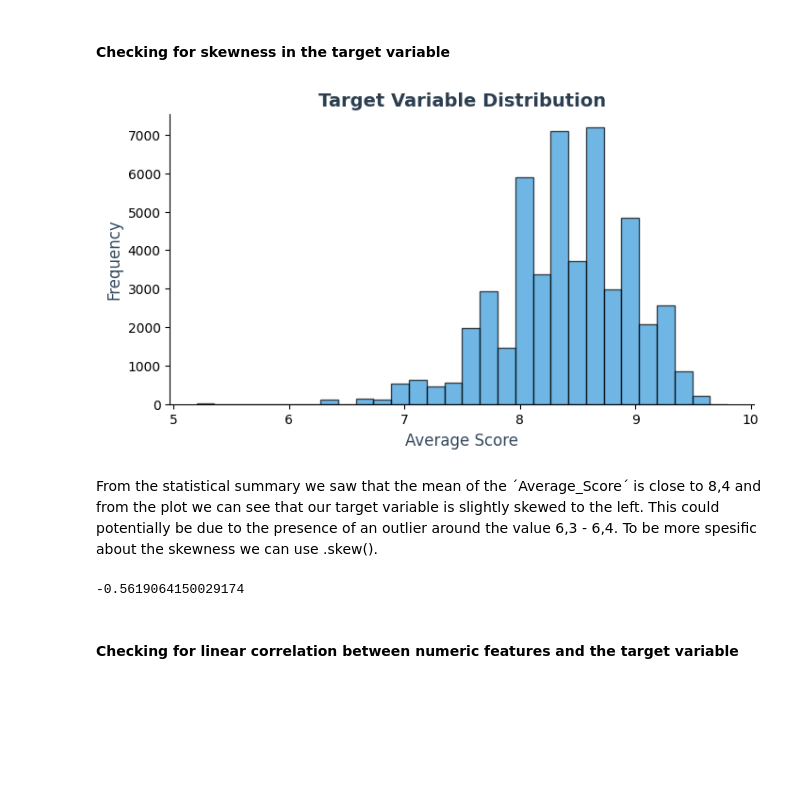
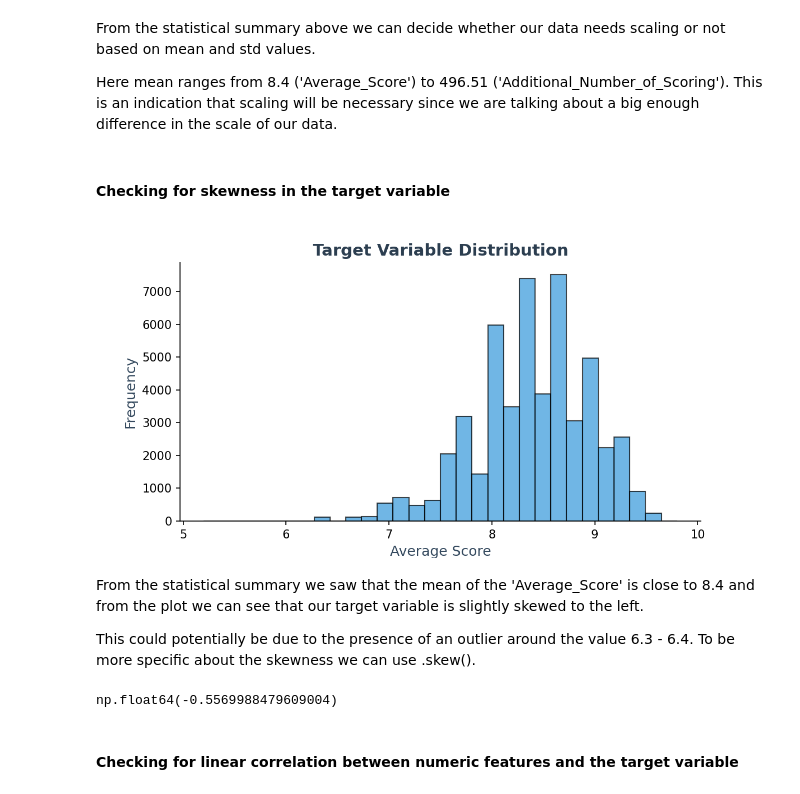
Before and after one commit to i-demetriou/dsc511-group-project, a Jupyter notebook: dsc511.project.mtsilidou.anikodimou.idemetriou.ipynb, the cells around one changed output. Cells and saved outputs as stored; diff of their text form; code cells hidden in the pictures; blank space fills up the shorter version.

```diff
--- a/dsc511.project.mtsilidou.anikodimou.idemetriou.ipynb
+++ b/dsc511.project.mtsilidou.anikodimou.idemetriou.ipynb
@@ -165,0 +301,15 @@ dtype: bool
+# %%
+byReviewer = cleaned\
+    .groupBy('Reviewer_Nationality')
+
+print(f'There are reviewers with {byReviewer.count().count()} different nationalities')
+# TODO: According to wikipedia, there are 193 countries. Are there duplicates?
+
+byReviewer\
+    .count()\
+    .sort('count', ascending=False)\
+    .show(n=10, truncate=False)
+
+nationality_indexer = StringIndexer(inputCol='Reviewer_Nationality', outputCol='Reviewer_Nationality_Encoded')
+cleaned = nationality_indexer.fit(cleaned).transform(cleaned)
+cleaned.select('Reviewer_Nationality', 'Reviewer_Nationality_Encoded').show(5)
@@ -165,0 +342,16 @@ dtype: bool
+# %%
+byHotel = cleaned\
+    .groupBy('Hotel_Name')
+
+print(f'There are reviews for {byHotel.count().count()} different hotels')
+# TODO: Check if there are duplicates with similar name
+
+byHotel\
+    .count()\
+    .sort('count', ascending=False)\
+    .show(n=10, truncate=False)
+
+hotel_indexer = StringIndexer(inputCol='Hotel_Name', outputCol='Hotel_Name_Encoded')
+
+cleaned = hotel_indexer.fit(cleaned).transform(cleaned)
+cleaned.select('Hotel_Name', 'Hotel_Name_Encoded').show(5)
@@ -165,0 +386,12 @@ dtype: bool
+# %%
+# Taking a smaller chunk to make exploration more computational efficient
+
+sample = cleaned.sample(fraction=0.1, withReplacement=False, seed=42)
+# %%
+# FIXME: For compatibility we cast to pandas - this should not be done in the content of big data
+
+sample_pandas = sample.toPandas()
+description = sample_pandas[['Additional_Number_of_Scoring', 'Average_Score', 'Reviewer_Score']].describe()
+
+print('[Sample] Numerical features description:')
+print(description)
@@ -166,28 +409,39 @@ dtype: bool
+# %% [markdown]
+From the statistical summary above we can decide whether our data needs scaling
+or not based on mean and std values.
+
+Here mean ranges from 8.4 ('Average_Score') to 496.51 ('Additional_Number_of_Scoring').
+This is an indication that scaling will be necessary since we are talking about a big
+enough difference in the scale of our data.
 # %% [markdown]
 #### Checking for skewness in the target variable
 # %%
 # Creating the histogram
 
 plt.figure(figsize=(8, 4))  # Setting figure size
-plt.hist(original_sample['Average_Score'], bins=30, color='#3498db', edgecolor='black', alpha=0.7)
+plt.hist(sample_pandas['Average_Score'], bins=30, color='#3498db', edgecolor='black', alpha=0.7)
 
 plt.title('Target Variable Distribution', fontsize=14, fontweight='bold', color='#2c3e50')
 plt.xlabel('Average Score', fontsize=12, color='#34495e')
 plt.ylabel('Frequency', fontsize=12, color='#34495e')
 
 # Remove top and right spines for a cleaner look
 plt.gca().spines['top'].set_visible(False)
 plt.gca().spines['right'].set_visible(False)
 
 # Show the plot
 plt.show()
 # %% [output]
-[figure, old version]
+[figure, new version]
 # %% [markdown]
-From the statistical summary we saw that the mean of the ΄Average_Score΄ is close to 8,4 and from the plot we can see that our target variable is slightly skewed to the left. This could potentially be due to the presence of an outlier around the value 6,3 - 6,4. To be more spesific about the skewness we can use .skew().
+From the statistical summary we saw that the mean of the 'Average_Score' is close to 8.4
+and from the plot we can see that our target variable is slightly skewed to the left.
+
+This could potentially be due to the presence of an outlier around the value 6.3 - 6.4.
+To be more specific about the skewness we can use .skew().
 # %%
-original_sample['Average_Score'].skew()
+sample_pandas['Average_Score'].skew()
 # %% [output]
--0.5619064150029174
+np.float64(-0.5569988479609004)
 # %% [markdown]
 #### Checking for linear correlation between numeric features and the target variable
```
Also changed, not shown: parts of 56 cells of this notebook, 4 other files.
